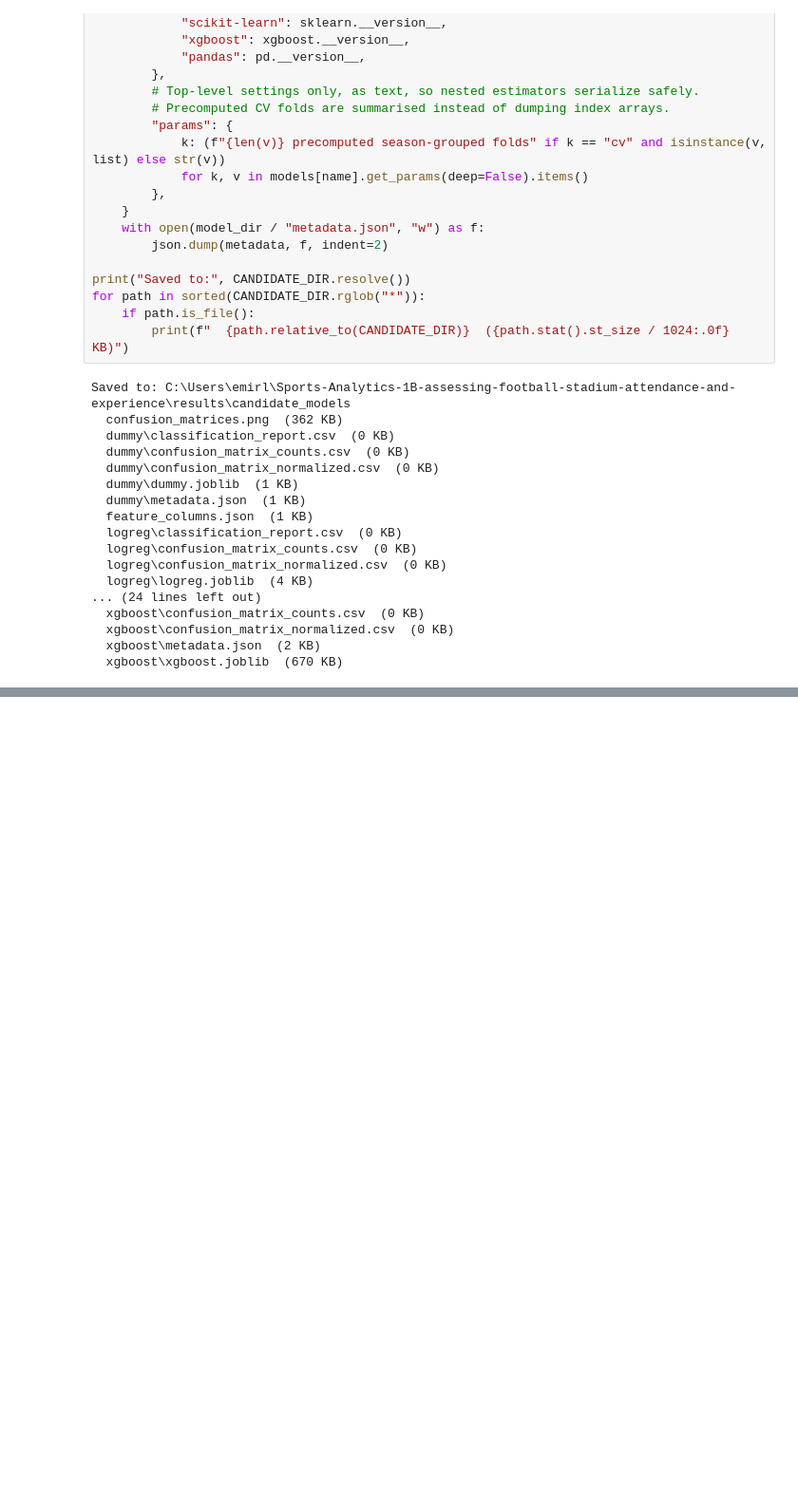
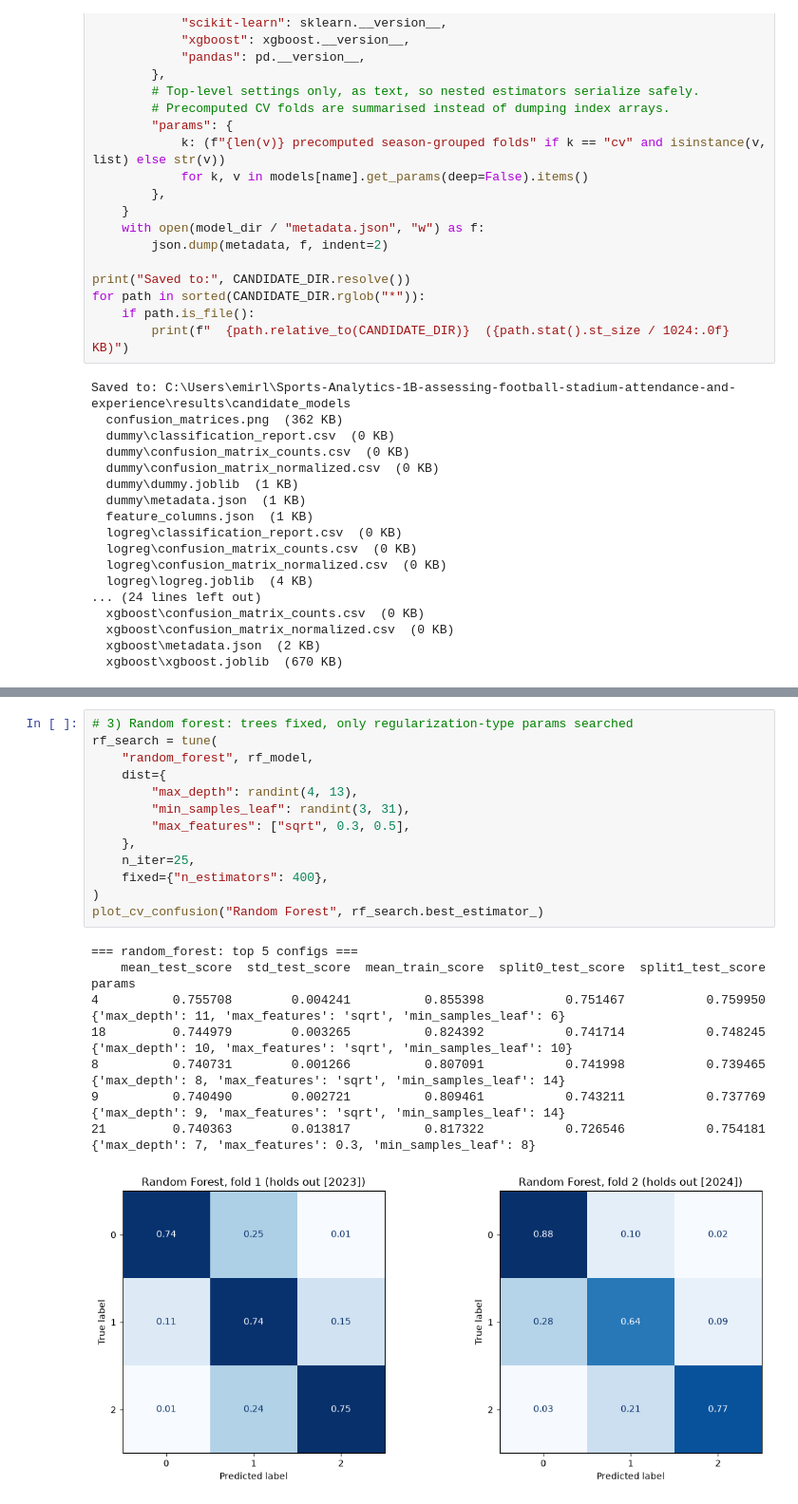
Before and after one commit to Break-Through-Tech/Sports-Analytics-1B-assessing-football-stadium-attendance-and-experience, a Jupyter notebook: notebooks/03_candidate_models.ipynb, the cells around one changed output, grey strips where cells are left out. Shown at 95% size. Drawn from its saved outputs; the diff is of its cells as text; blank space fills up the shorter version.

```diff
--- a/notebooks/03_candidate_models.ipynb
+++ b/notebooks/03_candidate_models.ipynb
@@ -584,0 +706,22 @@ Saved to: C:\Users\emirl\Sports-Analytics-1B-assessing-football-stadium-attendan
+# %%
+# 3) Random forest: trees fixed, only regularization-type params searched
+rf_search = tune(
+    "random_forest", rf_model,
+    dist={
+        "max_depth": randint(4, 13),
+        "min_samples_leaf": randint(3, 31),
+        "max_features": ["sqrt", 0.3, 0.5],
+    },
+    n_iter=25,
+    fixed={"n_estimators": 400},
+)
+plot_cv_confusion("Random Forest", rf_search.best_estimator_)
+# %% [output]
+=== random_forest: top 5 configs ===
+    mean_test_score  std_test_score  mean_train_score  split0_test_score  split1_test_score                                                             params
+4          0.755708        0.004241          0.855398           0.751467           0.759950   {'max_depth': 11, 'max_features': 'sqrt', 'min_samples_leaf': 6}
+18         0.744979        0.003265          0.824392           0.741714           0.748245  {'max_depth': 10, 'max_features': 'sqrt', 'min_samples_leaf': 10}
+8          0.740731        0.001266          0.807091           0.741998           0.739465   {'max_depth': 8, 'max_features': 'sqrt', 'min_samples_leaf': 14}
+9          0.740490        0.002721          0.809461           0.743211           0.737769   {'max_depth': 9, 'max_features': 'sqrt', 'min_samples_leaf': 14}
+21         0.740363        0.013817          0.817322           0.726546           0.754181       {'max_depth': 7, 'max_features': 0.3, 'min_samples_leaf': 8}
+[figure, added]
```
Also changed, not shown: parts of 11 cells of this notebook.
